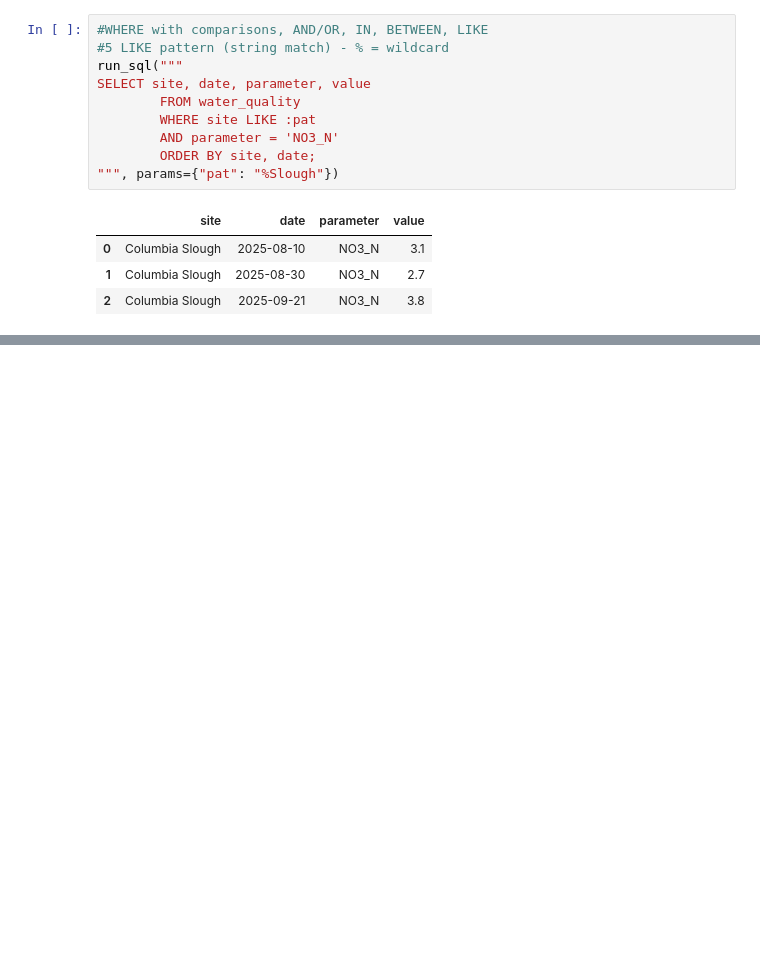
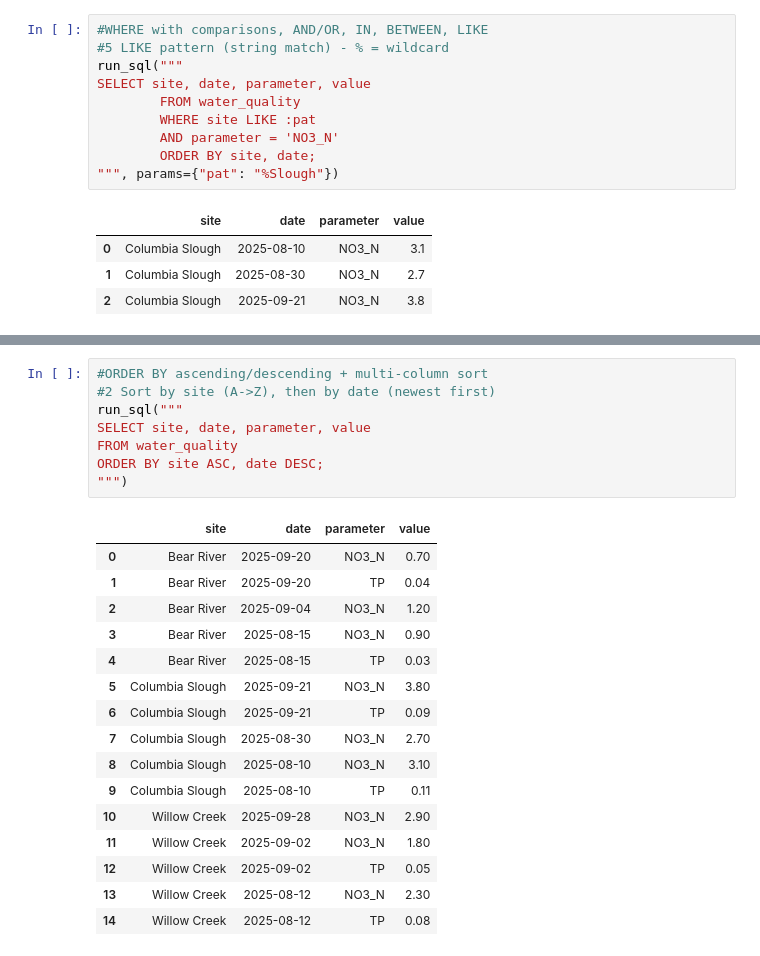
Before and after one commit to KyleLearnsCoding/env-data-analyst-oct, a Jupyter notebook: notebooks/Week2_Task1_SQL.ipynb, the cells around one changed output, grey strips where cells are left out. Drawn from its saved outputs; the diff is of its cells as text; blank space fills up the shorter version.

```diff
--- a/notebooks/Week2_Task1_SQL.ipynb
+++ b/notebooks/Week2_Task1_SQL.ipynb
@@ -217,0 +245,25 @@ SELECT site, date, parameter, value
+# %%
+#ORDER BY ascending/descending + multi-column sort
+#2 Sort by site (A->Z), then by date (newest first)
+run_sql("""
+SELECT site, date, parameter, value
+FROM water_quality
+ORDER BY site ASC, date DESC;
+""")
+# %% [output]
+|  | site | date | parameter | value |
+| 0 | Bear River | 2025-09-20 | NO3_N | 0.70 |
+| 1 | Bear River | 2025-09-20 | TP | 0.04 |
+| 2 | Bear River | 2025-09-04 | NO3_N | 1.20 |
+| 3 | Bear River | 2025-08-15 | NO3_N | 0.90 |
+| 4 | Bear River | 2025-08-15 | TP | 0.03 |
+| 5 | Columbia Slough | 2025-09-21 | NO3_N | 3.80 |
+| 6 | Columbia Slough | 2025-09-21 | TP | 0.09 |
+| 7 | Columbia Slough | 2025-08-30 | NO3_N | 2.70 |
+| 8 | Columbia Slough | 2025-08-10 | NO3_N | 3.10 |
+| 9 | Columbia Slough | 2025-08-10 | TP | 0.11 |
+| 10 | Willow Creek | 2025-09-28 | NO3_N | 2.90 |
+| 11 | Willow Creek | 2025-09-02 | NO3_N | 1.80 |
+| 12 | Willow Creek | 2025-09-02 | TP | 0.05 |
+| 13 | Willow Creek | 2025-08-12 | NO3_N | 2.30 |
+| 14 | Willow Creek | 2025-08-12 | TP | 0.08 |
```
Also changed, not shown: parts of 7 cells of this notebook, 4 other files.
